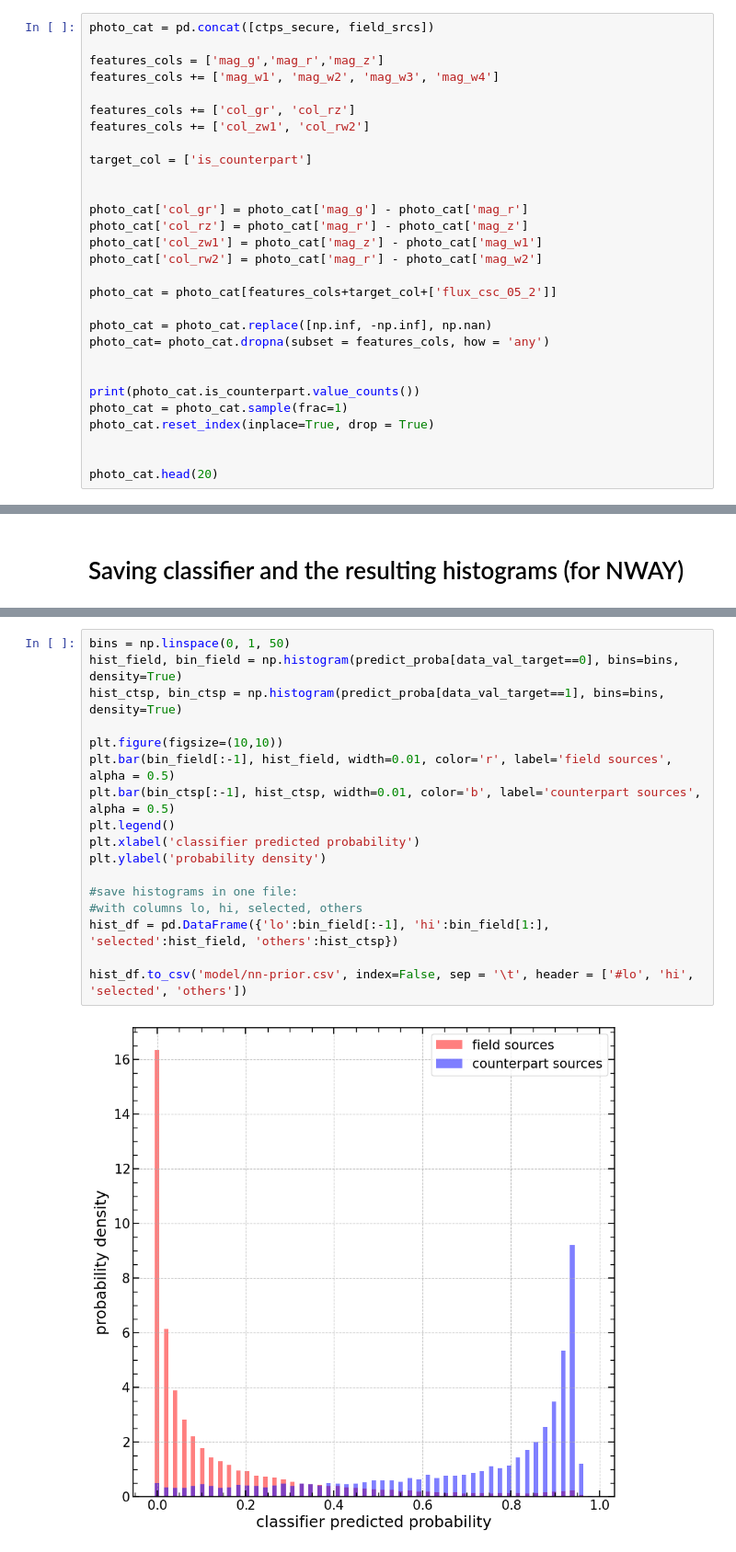
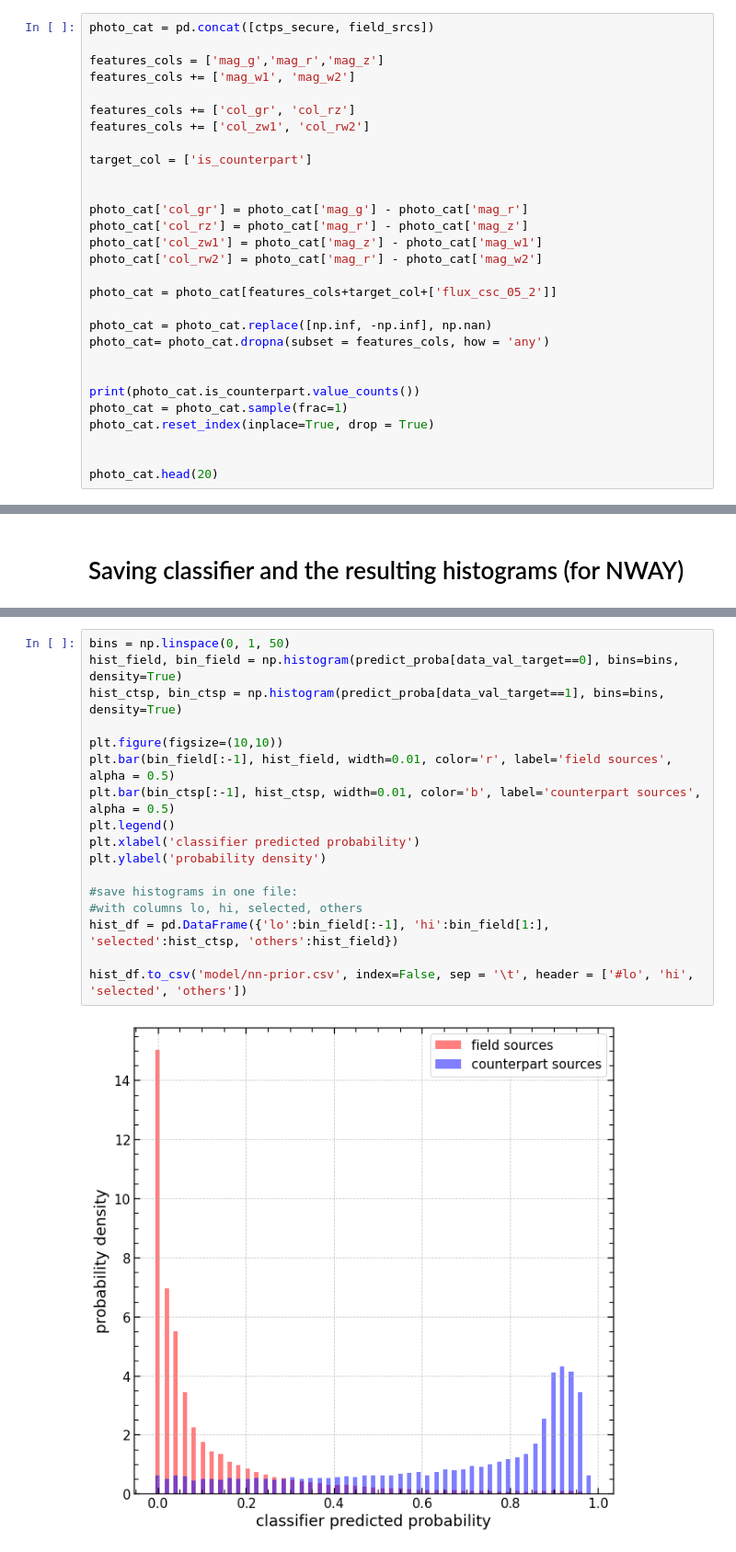
Before and after one commit to SergeiDBykov/lockman_hole, a Jupyter notebook: 1_csc-desi-photo-prior/1_prior-learning.ipynb, the cells around one changed output, grey strips where cells are left out. Shown at 92% size. Drawn from its saved outputs; the diff is of its cells as text.

```diff
--- a/1_csc-desi-photo-prior/1_prior-learning.ipynb
+++ b/1_csc-desi-photo-prior/1_prior-learning.ipynb
@@ -48,7 +48,7 @@ field_srcs.head(5)
 photo_cat = pd.concat([ctps_secure, field_srcs])
 
 features_cols = ['mag_g','mag_r','mag_z']
-features_cols += ['mag_w1', 'mag_w2', 'mag_w3', 'mag_w4']
+features_cols += ['mag_w1', 'mag_w2']
 
 features_cols += ['col_gr', 'col_rz']
 features_cols += ['col_zw1', 'col_rw2']
@@ -278,19 +283,19 @@ MLPClassifier(early_stopping=True, hidden_layer_sizes=(10, 10), max_iter=1000,
 # %%
 bins = np.linspace(0, 1, 50)
 hist_field, bin_field = np.histogram(predict_proba[data_val_target==0], bins=bins, density=True)
 hist_ctsp, bin_ctsp = np.histogram(predict_proba[data_val_target==1], bins=bins, density=True)
 
 plt.figure(figsize=(10,10))
 plt.bar(bin_field[:-1], hist_field, width=0.01, color='r', label='field sources', alpha = 0.5)
 plt.bar(bin_ctsp[:-1], hist_ctsp, width=0.01, color='b', label='counterpart sources', alpha = 0.5)
 plt.legend()
 plt.xlabel('classifier predicted probability')
 plt.ylabel('probability density')
 
 #save histograms in one file:
 #with columns lo, hi, selected, others
-hist_df = pd.DataFrame({'lo':bin_field[:-1], 'hi':bin_field[1:], 'selected':hist_field, 'others':hist_ctsp})
+hist_df = pd.DataFrame({'lo':bin_field[:-1], 'hi':bin_field[1:], 'selected':hist_ctsp, 'others':hist_field})
 
 hist_df.to_csv('model/nn-prior.csv', index=False, sep = '\t', header = ['#lo', 'hi', 'selected', 'others'])
 # %% [output]
-[figure, old version]
+[figure, new version]
```
Also changed, not shown: parts of 6 cells of this notebook, 8 other files.
